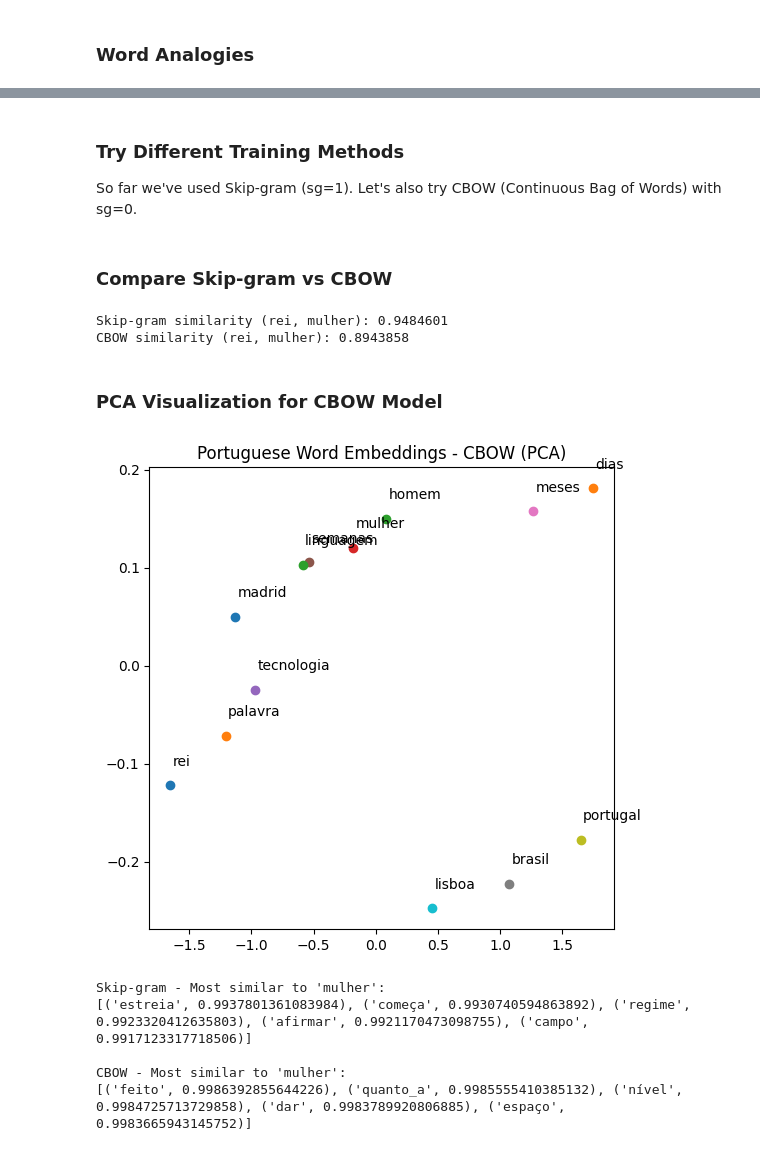
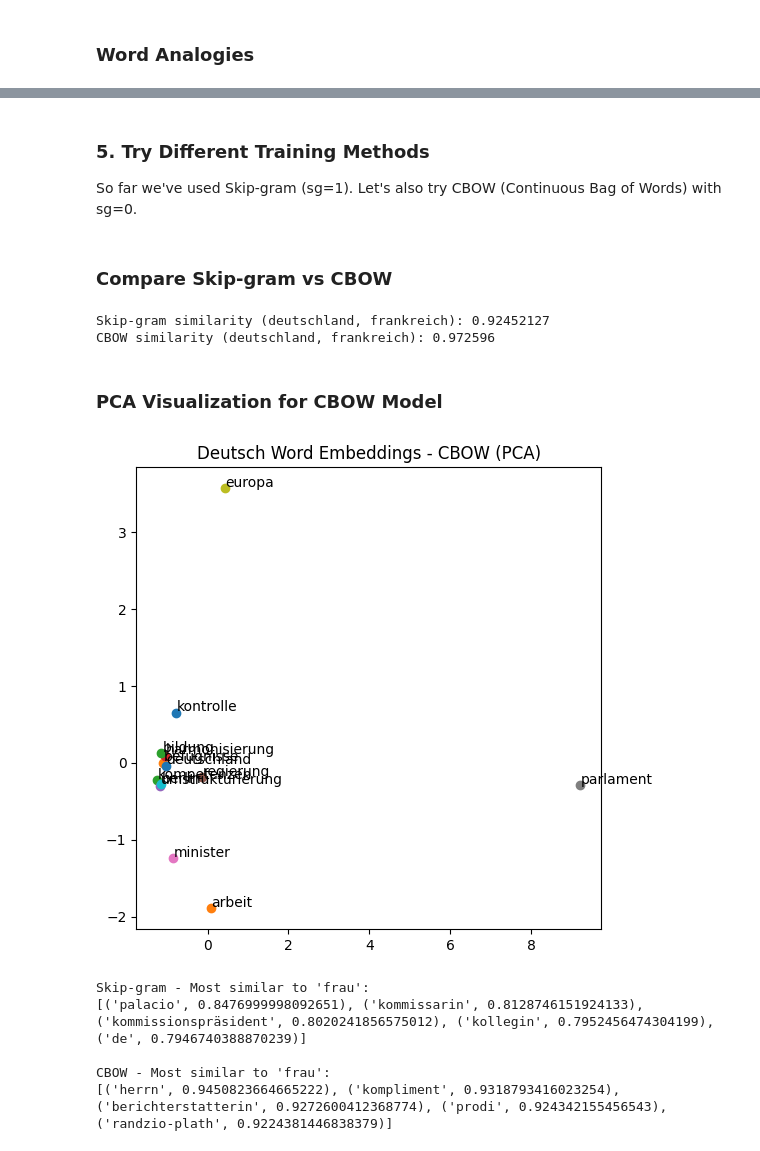
Before and after one commit to Blacknahil/nlp, a Jupyter notebook: Lab_5_Word_Embeddings.ipynb, the cells around one changed output, grey strips where cells are left out. Drawn from its saved outputs; the diff is of its cells as text; code cells hidden in the pictures.

```diff
--- a/Lab_5_Word_Embeddings.ipynb
+++ b/Lab_5_Word_Embeddings.ipynb
@@ -132,9 +152,13 @@ model_pt.wv.most_similar(
 # %%
-words_to_visualize = ['rei', 'dias', 'homem', 'mulher', 'tecnologia', 'semanas', 'meses', 'brasil', 'portugal', 'lisboa', 'madrid', 'palavra', 'linguagem']
+# List of Deutsch words to visualize
+words_to_visualize = [
+    'kontrolle', 'befugnisse', 'kompetenzen', 'harmonisierung', 'umstrukturierung',
+    'regierung', 'minister', 'parlament', 'europa', 'berlin', 'deutschland', 'arbeit', 'bildung'
+]
 
 # Filter out words not in the model's vocabulary
-words_pt = [word for word in words_to_visualize if word in model_pt.wv.index_to_key]
-vectors_pt = [model_pt.wv[word] for word in words_pt]
+words_de = [word for word in words_to_visualize if word in model_de.wv.index_to_key]
+vectors_de = [model_de.wv[word] for word in words_de]
 
-print(f"Words found in vocabulary: {words_pt}")
+print(f"Words found in vocabulary: {words_de}")
 # %% [output]
@@ -142,11 +166,11 @@ Words found in vocabulary: ['rei', 'dias', 'homem', 'mulher', 'tecnologia', 'sem
 # %%
 pca = PCA(n_components=2)
-reduced_pt = pca.fit_transform(vectors_pt)
+reduced_pt = pca.fit_transform(vectors_de)
 plt.figure(figsize=(6,6))
-for i, word in enumerate(words_pt):
+for i, word in enumerate(words_de):
   plt.scatter(reduced_pt[i,0], reduced_pt[i,1])
   plt.text(reduced_pt[i,0]+0.02, reduced_pt[i,1]+0.02, word)
 
-plt.title('Portuguese Word Embeddings (PCA)')
+plt.title('Deutsch Word Embeddings (PCA)')
 plt.show()
 # %% [output]
@@ -154,11 +178,11 @@ plt.show()
 # %% [markdown]
-### Try Different Training Methods
+### 5. Try Different Training Methods
 
 So far we've used Skip-gram (sg=1). Let's also try CBOW (Continuous Bag of Words) with sg=0.
 # %%
 # Train a CBOW model (sg=0) for comparison
-model_pt_cbow = Word2Vec(
-    sentences=sentences_pt,
+model_de_cbow = Word2Vec(
+    sentences=sentences_de,
     vector_size=100,
     window=5,
     min_count=5,
@@ -169,43 +193,47 @@ model_pt_cbow = Word2Vec(
 ### Compare Skip-gram vs CBOW
 # %%
 # Compare similarities between Skip-gram and CBOW
-if 'rei' in model_pt.wv and 'mulher' in model_pt.wv:
-    print("Skip-gram similarity (rei, mulher):", model_pt.wv.similarity('rei', 'mulher'))
-    print("CBOW similarity (rei, mulher):", model_pt_cbow.wv.similarity('rei', 'mulher'))
+if 'deutschland' in model_de.wv and 'frankreich' in model_de.wv:
+    print("Skip-gram similarity (deutschland, frankreich):", model_de.wv.similarity('deutschland', 'frankreich'))
+    print("CBOW similarity (deutschland, frankreich):", model_de_cbow.wv.similarity('deutschland', 'frankreich'))
 else:
     print("Words not found in vocabulary. Check available words with:")
-    print("list(model_pt.wv.index_to_key[:20])")
+    print("list(model_de.wv.index_to_key[:20])")
 # %% [output]
-Skip-gram similarity (rei, mulher): 0.9484601
-CBOW similarity (rei, mulher): 0.8943858
+Skip-gram similarity (deutschland, frankreich): 0.92452127
+CBOW similarity (deutschland, frankreich): 0.972596
 # %% [markdown]
 ### PCA Visualization for CBOW Model
 # %%
 # PCA visualization for CBOW model
-words_to_visualize_cbow = ['rei', 'dias', 'homem', 'mulher', 'tecnologia', 'semanas', 'meses', 'brasil', 'portugal', 'lisboa', 'madrid', 'palavra', 'linguagem']
-words_pt_cbow = [word for word in words_to_visualize_cbow if word in model_pt_cbow.wv.index_to_key]
-vectors_pt_cbow = [model_pt_cbow.wv[word] for word in words_pt_cbow]
+words_to_visualize_cbow = [
+    'kontrolle', 'befugnisse', 'kompetenzen', 'harmonisierung', 'umstrukturierung',
+    'regierung', 'minister', 'parlament', 'europa', 'berlin', 'deutschland', 'arbeit', 'bildung'
+]
+words_de_cbow = [word for word in words_to_visualize_cbow if word in model_de_cbow.wv.index_to_key]
+vectors_de_cbow = [model_de_cbow.wv[word] for word in words_de_cbow]
 
 pca_cbow = PCA(n_components=2)
-reduced_pt_cbow = pca_cbow.fit_transform(vectors_pt_cbow)
+reduced_de_cbow = pca_cbow.fit_transform(vectors_de_cbow)
 plt.figure(figsize=(6,6))
-for i, word in enumerate(words_pt_cbow):
-  plt.scatter(reduced_pt_cbow[i,0], reduced_pt_cbow[i,1])
-  plt.text(reduced_pt_cbow[i,0]+0.02, reduced_pt_cbow[i,1]+0.02, word)
+for i, word in enumerate(words_de_cbow):
+  plt.scatter(reduced_de_cbow[i,0], reduced_de_cbow[i,1])
+  plt.text(reduced_de_cbow[i,0]+0.02, reduced_de_cbow[i,1]+0.02, word)
 
-plt.title('Portuguese Word Embeddings - CBOW (PCA)')
+plt.title('Deutsch Word Embeddings - CBOW (PCA)')
 plt.show()
 # %% [output]
-[figure, old version]
+[figure, new version]
 # %%
 # Compare most similar words
-print("Skip-gram - Most similar to 'mulher':")
-print(model_pt.wv.most_similar('mulher', topn=5))
-print("\nCBOW - Most similar to 'mulher':")
-print(model_pt_cbow.wv.most_similar('mulher', topn=5))
+print("Skip-gram - Most similar to 'frau':")
+print(model_de.wv.most_similar('frau', topn=5))
+
+print("\nCBOW - Most similar to 'frau':")
+print(model_de_cbow.wv.most_similar('frau', topn=5))
 # %% [output]
-Skip-gram - Most similar to 'mulher':
-[('estreia', 0.9937801361083984), ('começa', 0.9930740594863892), ('regime', 0.9923320412635803), ('afirmar', 0.9921170473098755), ('campo', 0.9917123317718506)]
+Skip-gram - Most similar to 'frau':
+[('palacio', 0.8476999998092651), ('kommissarin', 0.8128746151924133), ('kommissionspräsident', 0.8020241856575012), ('kollegin', 0.7952456474304199), ('de', 0.7946740388870239)]
 
-CBOW - Most similar to 'mulher':
-[('feito', 0.9986392855644226), ('quanto_a', 0.9985555410385132), ('nível', 0.9984725713729858), ('dar', 0.9983789920806885), ('espaço', 0.9983665943145752)]
+CBOW - Most similar to 'frau':
+[('herrn', 0.9450823664665222), ('kompliment', 0.9318793416023254), ('berichterstatterin', 0.9272600412368774), ('prodi', 0.924342155456543), ('randzio-plath', 0.9224381446838379)]
```
Also changed, not shown: parts of 22 cells of this notebook.
